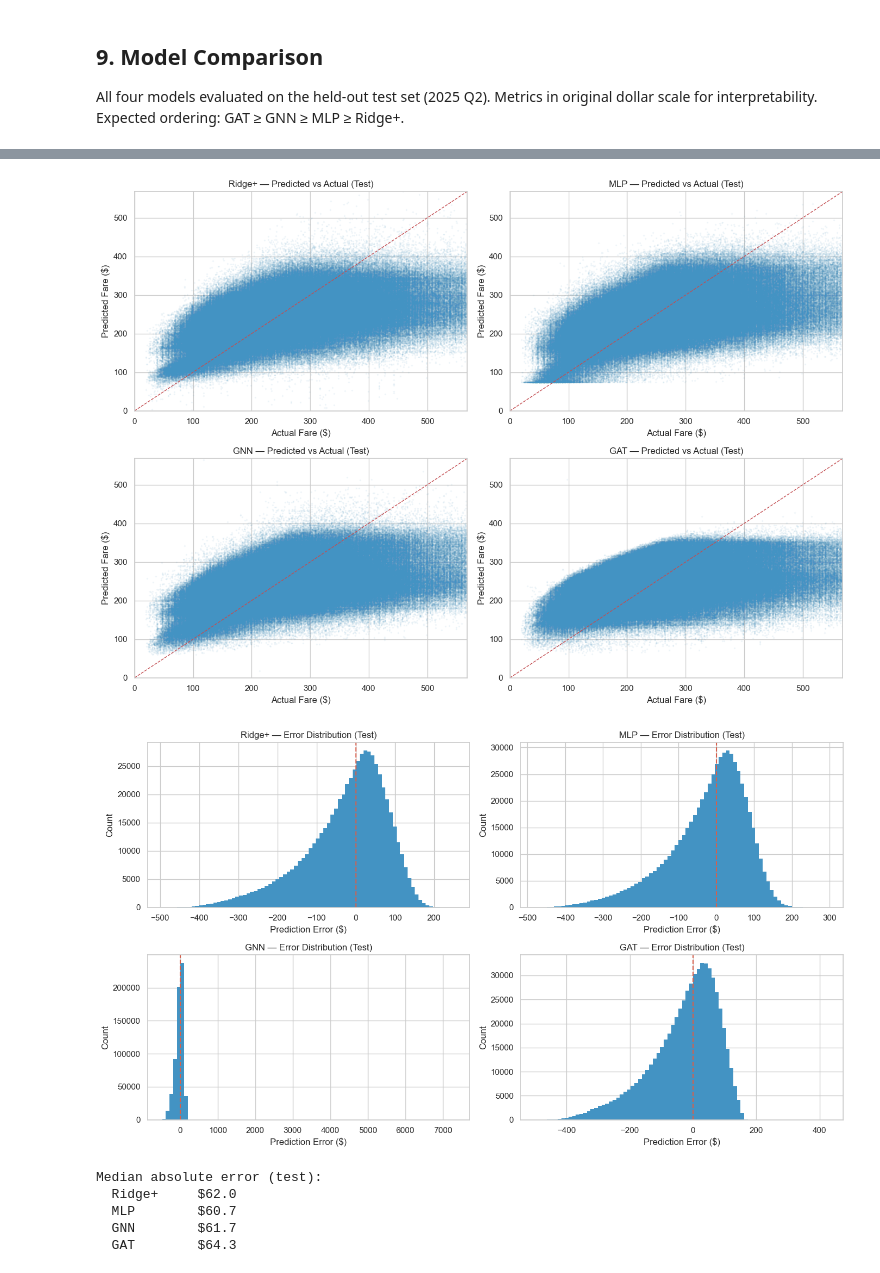
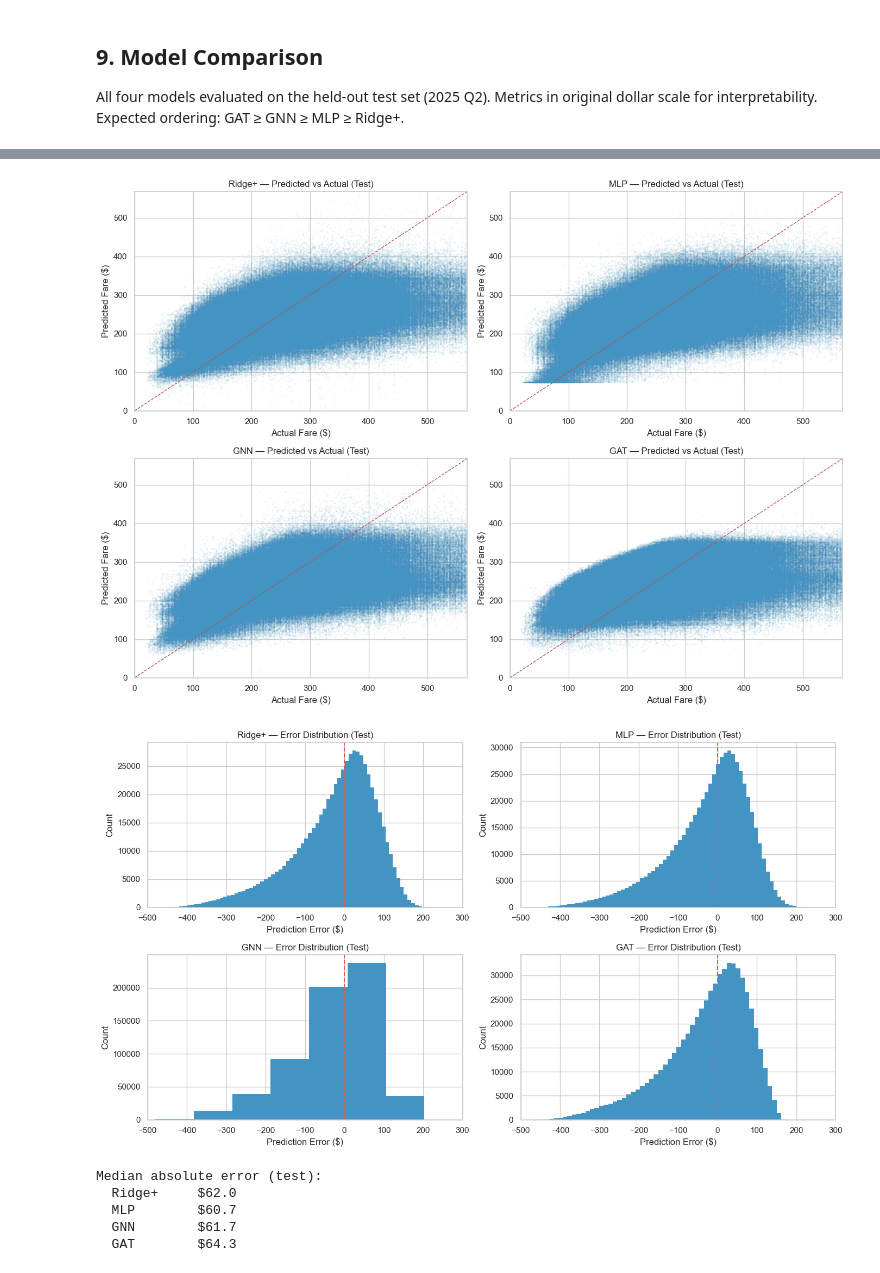
Before and after one commit to normangw/6600-neural-networks, a Jupyter notebook: technical-details/neural-networks/main.ipynb, the cells around one changed output, grey strips where cells are left out. Drawn from its saved outputs; the diff is of its cells as text; code cells hidden in the pictures.

```diff
--- a/technical-details/neural-networks/main.ipynb
+++ b/technical-details/neural-networks/main.ipynb
@@ -45,8 +45,6 @@ print(f"Raw:  {len(df):,} rows")
 
 # Quality filters:
 #   BULK_FARE == 0              — exclude employee/contract fares
-#   MARKET_FARE >= 20           — exclude data-entry errors and near-zero fares
-#   fare/mile  >= 0.02          — exclude implausibly cheap long-haul tickets
 #   MKT_GEO_TYPE == 2           — domestic contiguous US only
 df = df[
     (df['BULK_FARE'] == 0) &
@@ -56,7 +54,7 @@ print(f"After filters: {len(df):,} rows ({len(df)/32_520_273:.1%} retained)")
 
 # 10% stratified sample by ORIGIN — keeps graph connected (all hub airports represented)
 # No aggregation: raw ticket rows preserve fare variance that GNN/GAT learn from
-agg = df.groupby('ORIGIN').sample(frac=0.10, random_state=42).reset_index(drop=True)
+agg = df.groupby('ORIGIN').sample(frac=0.05, random_state=42).reset_index(drop=True)
 print(f"Sample: {len(agg):,} rows")
 agg.head()
 # %% [output]
@@ -200,10 +205,11 @@ def eval_dollars(y_true_log, y_pred_log):
     r2   = r2_score(y_true_log, y_pred_log)
     return rmse, mae, r2
 
-# Features: numeric (log_distance, sin_q, cos_q, YEAR, PASSENGERS) +
-#           OHE dummies (TICKET_CARRIER, REPORTING_CARRIER, ORIGIN, DEST)
-X_cols = ['log_distance', 'sin_q', 'cos_q', 'YEAR', 'PASSENGERS',
-          'TICKET_CARRIER', 'REPORTING_CARRIER', 'ORIGIN', 'DEST']
+num_cols = ['log_distance', 'sin_q', 'cos_q', 'YEAR', 'PASSENGERS',
+            'detour_ratio', 'lon_spread', 'is_short_haul', 'route_total_passengers']
+cat_cols = ['TICKET_CARRIER', 'REPORTING_CARRIER', 'ORIGIN', 'DEST']
+X_cols   = num_cols + cat_cols
+
 X = agg[X_cols].copy()
 y_np = agg['log_fare'].values
 
@@ -212,10 +218,8 @@ X_val,   y_val   = X[val_mask],   y_np[val_mask]
 X_test,  y_test  = X[test_mask],  y_np[test_mask]
 
 preprocessor = ColumnTransformer([
-    ('num', StandardScaler(),
-     ['log_distance', 'sin_q', 'cos_q', 'YEAR', 'PASSENGERS']),
-    ('cat', OneHotEncoder(handle_unknown='ignore', sparse_output=False),
-     ['TICKET_CARRIER', 'REPORTING_CARRIER', 'ORIGIN', 'DEST']),
+    ('num', StandardScaler(), num_cols),
+    ('cat', OneHotEncoder(handle_unknown='ignore', sparse_output=False), cat_cols),
 ])
 baseline = Pipeline([('pre', preprocessor), ('reg', Ridge())])
 baseline.fit(X_train, y_train)
@@ -283,7 +287,7 @@ y_va_d = y_va_t.to(mlp_device)
 
 mlp_train_losses, mlp_val_losses = [], []
 best_mlp_val, best_mlp_state, mlp_patience_ctr = float('inf'), None, 0
-PATIENCE = 100
+PATIENCE = 50
 
 for epoch in range(1, 501):
     mlp_model.train()
@@ -683,34 +684,35 @@ plt.tight_layout(); plt.show()
 fig, axes = plt.subplots(2, 2, figsize=(14, 8))
 for ax, (label, y_pred_log) in zip(axes.flat, preds_test.items()):
     errors = np.exp(y_pred_log) - y_true_test
     ax.hist(errors, bins=80, color=BLUE, edgecolor='none')
     ax.axvline(0, color='#d6604d', linestyle='--', linewidth=1.5)
+    ax.set_xlim(-500, 300)
     ax.set_xlabel('Prediction Error ($)'); ax.set_ylabel('Count')
     ax.set_title(f'{label} — Error Distribution (Test)')
 plt.tight_layout(); plt.show()
 
 print("\nMedian absolute error (test):")
 for label, y_pred_log in preds_test.items():
     med = np.median(np.abs(np.exp(y_pred_log) - y_true_test))
     print(f"  {label:<10} ${med:.1f}")
 # %% [output]
 =============================================================
 Model        Split   RMSE ($)   MAE ($)      R²
 -------------------------------------------------------------
 Ridge+       Val       109.7      84.5   0.282
 Ridge+       Test      107.4      80.6   0.290
 -------------------------------------------------------------
 MLP          Val       107.9      82.1   0.328
 MLP          Test      105.4      78.9   0.325
 -------------------------------------------------------------
 GNN          Val       110.4      84.5   0.281
 GNN          Test      108.4      80.7   0.288
 -------------------------------------------------------------
 GAT          Val       112.8      86.9   0.229
 GAT          Test      110.5      83.0   0.233
 -------------------------------------------------------------
 [figure]
-[figure, old version]
+[figure, new version]
 Median absolute error (test):
   Ridge+     $62.0
   MLP        $60.7
```
Also changed, not shown: parts of 5 cells of this notebook, 4 other files.
